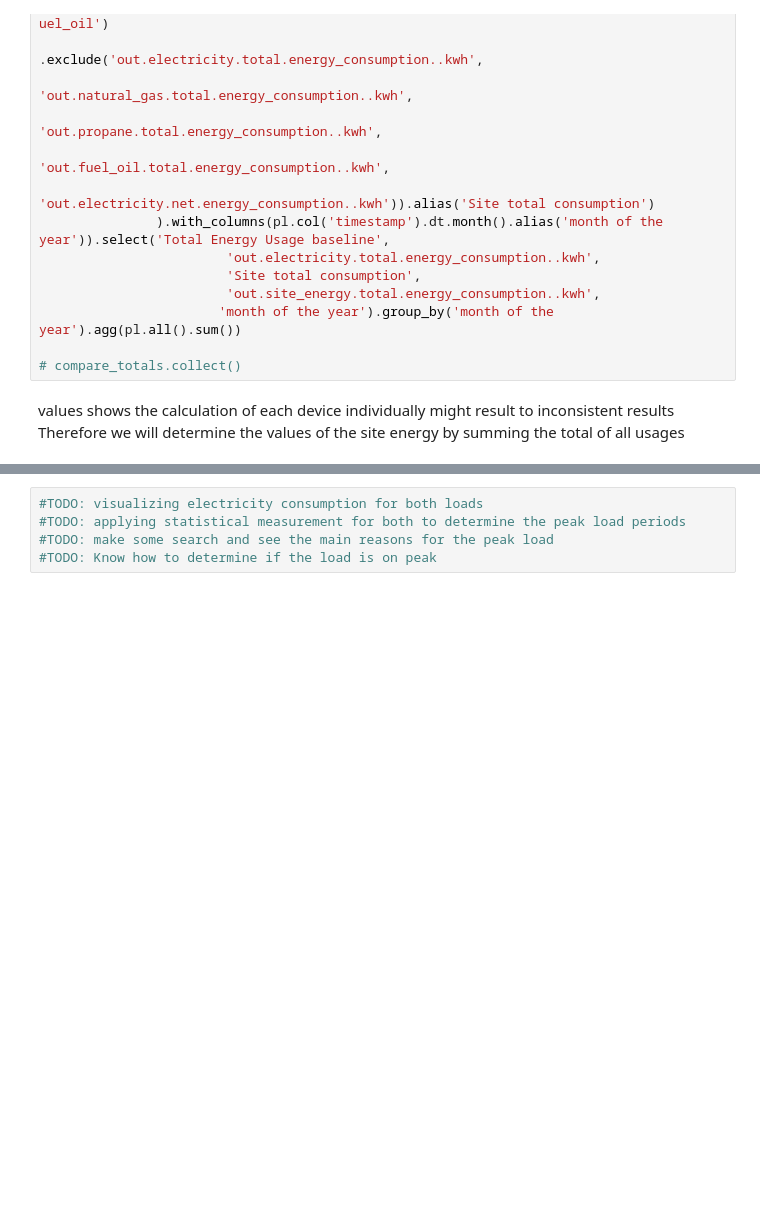
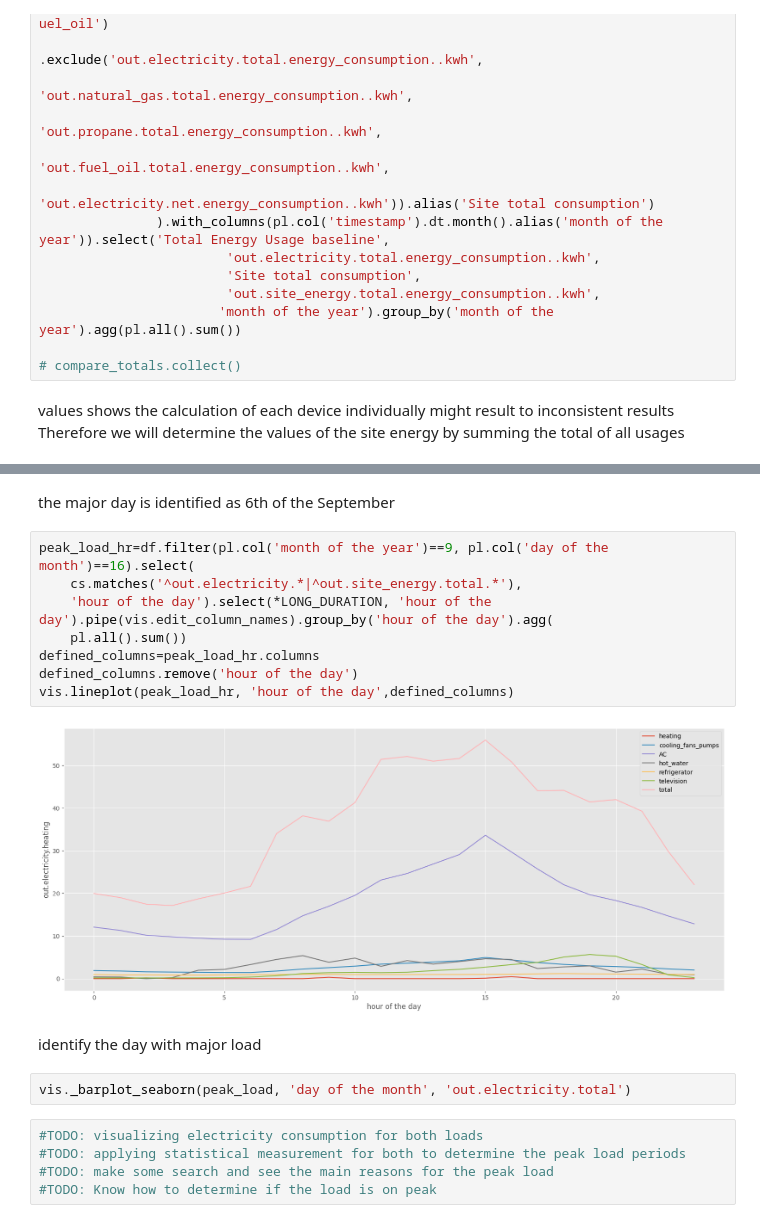
Before and after one commit to 1nuc/load-profile-decomposition, a Jupyter notebook: src/Customer_analysis/run.ipynb, the cells around one changed output, grey strips where cells are left out. Saved outputs shown, nothing was run; the diff lists cells and outputs as text; blank space fills up the shorter version.

```diff
--- a/src/Customer_analysis/run.ipynb
+++ b/src/Customer_analysis/run.ipynb
@@ -326,3 +310,19 @@ this
+# %% [markdown]
+the major day is identified as 6th of the September
+# %%
+peak_load_hr=df.filter(pl.col('month of the year')==9, pl.col('day of the month')==16).select(
+    cs.matches('^out.electricity.*|^out.site_energy.total.*'),
+    'hour of the day').select(*LONG_DURATION, 'hour of the day').pipe(vis.edit_column_names).group_by('hour of the day').agg(
+    pl.all().sum())
+defined_columns=peak_load_hr.columns
+defined_columns.remove('hour of the day')
+vis.lineplot(peak_load_hr, 'hour of the day',defined_columns)
+# %% [output]
+[figure, added]
+# %% [markdown]
+identify the day with major load
+# %%
+vis._barplot_seaborn(peak_load, 'day of the month', 'out.electricity.total')
 # %%
 #TODO: visualizing electricity consumption for both loads
 #TODO: applying statistical measurement for both to determine the peak load periods
```
Also changed, not shown: parts of 20 cells of this notebook, 1 other file.
